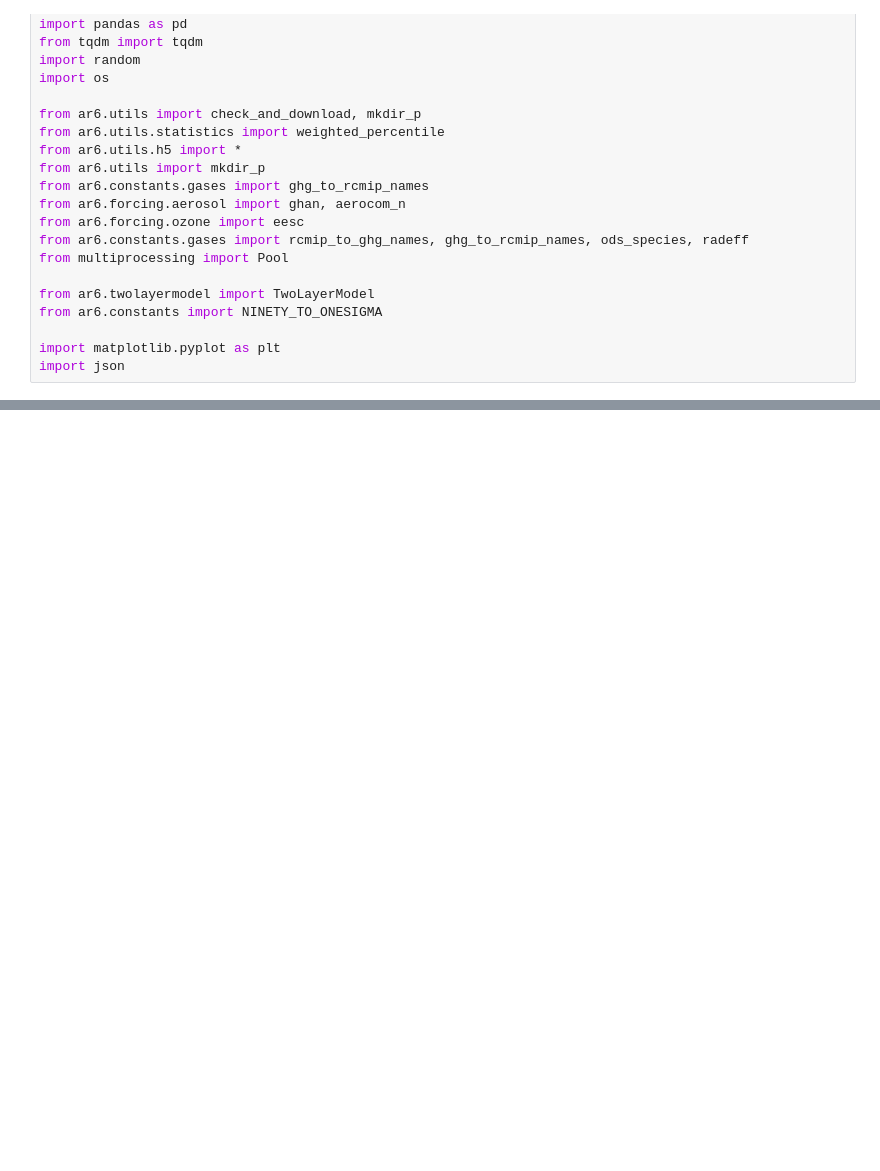
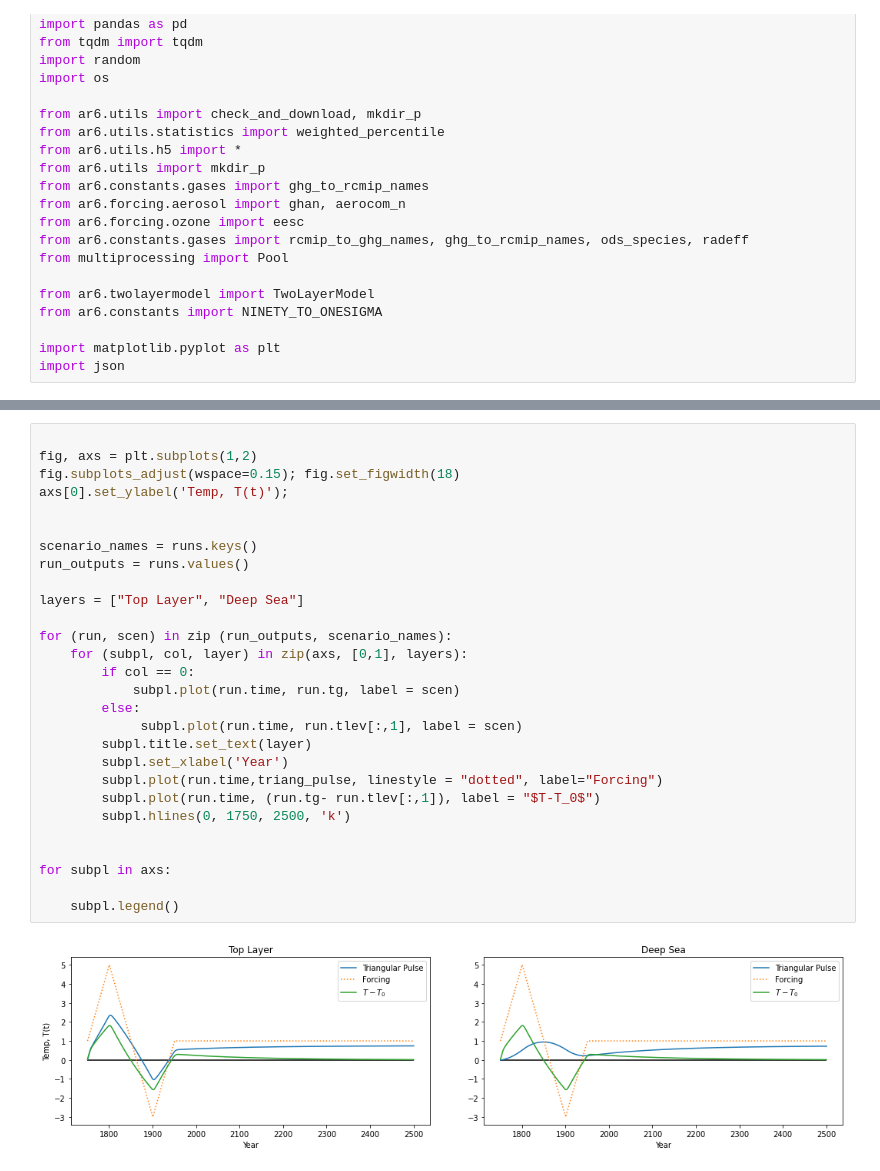
Before and after one commit to francesmcginley/ar6, a Jupyter notebook: Exploration/W6TimeLag.ipynb, the cells around one changed output, grey strips where cells are left out. Cells and saved outputs as stored; diff of their text form; blank space fills up the shorter version.

```diff
--- a/Exploration/W6TimeLag.ipynb
+++ b/Exploration/W6TimeLag.ipynb
@@ -50,0 +98,30 @@ For this we will have a wavelength of 200 years. See signal below
+# %%
+
+fig, axs = plt.subplots(1,2)
+fig.subplots_adjust(wspace=0.15); fig.set_figwidth(18)
+axs[0].set_ylabel('Temp, T(t)');
+
+
+scenario_names = runs.keys()
+run_outputs = runs.values()
+
+layers = ["Top Layer", "Deep Sea"]
+
+for (run, scen) in zip (run_outputs, scenario_names):
+    for (subpl, col, layer) in zip(axs, [0,1], layers):
+        if col == 0:
+            subpl.plot(run.time, run.tg, label = scen)
+        else:
+             subpl.plot(run.time, run.tlev[:,1], label = scen)
+        subpl.title.set_text(layer)
+        subpl.set_xlabel('Year')
+        subpl.plot(run.time,triang_pulse, linestyle = "dotted", label="Forcing")
+        subpl.plot(run.time, (run.tg- run.tlev[:,1]), label = "$T-T_0$")
+        subpl.hlines(0, 1750, 2500, 'k')
+
+
+for subpl in axs:
+
+    subpl.legend()
+# %% [output]
+[figure, added]
```
Also changed, not shown: parts of 19 cells of this notebook, 2 other files.
